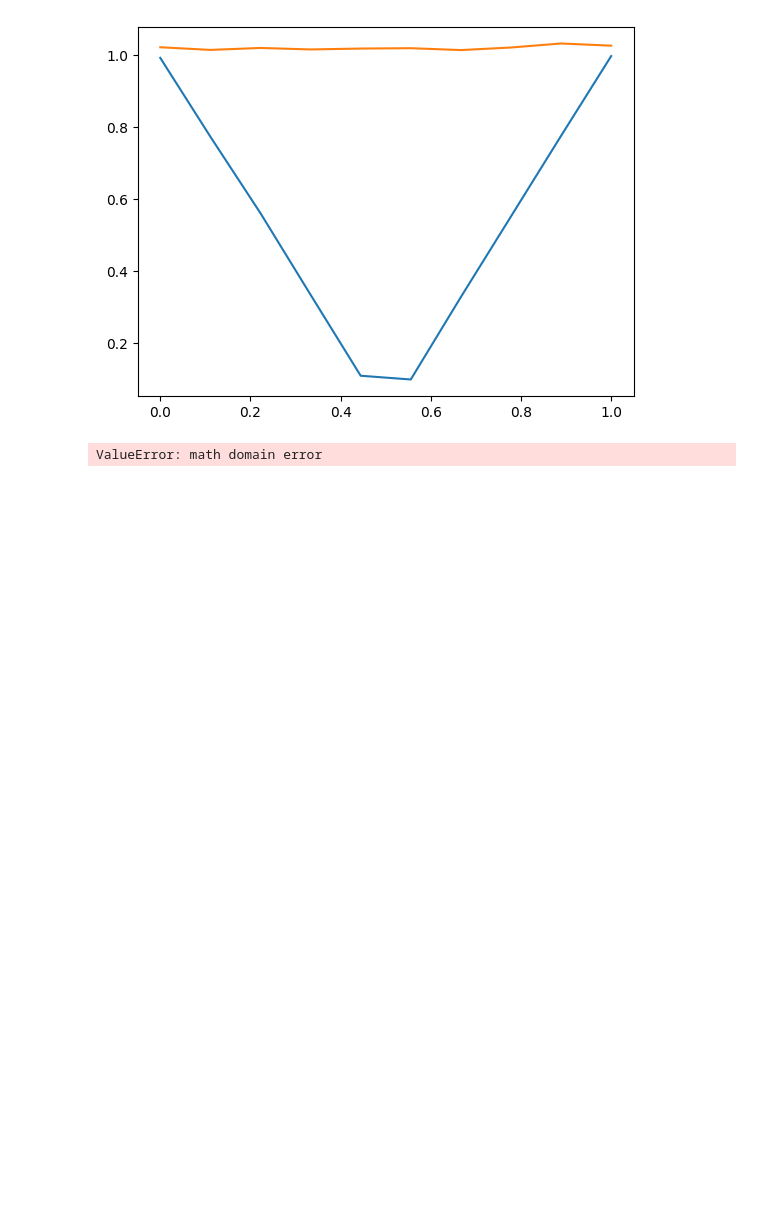
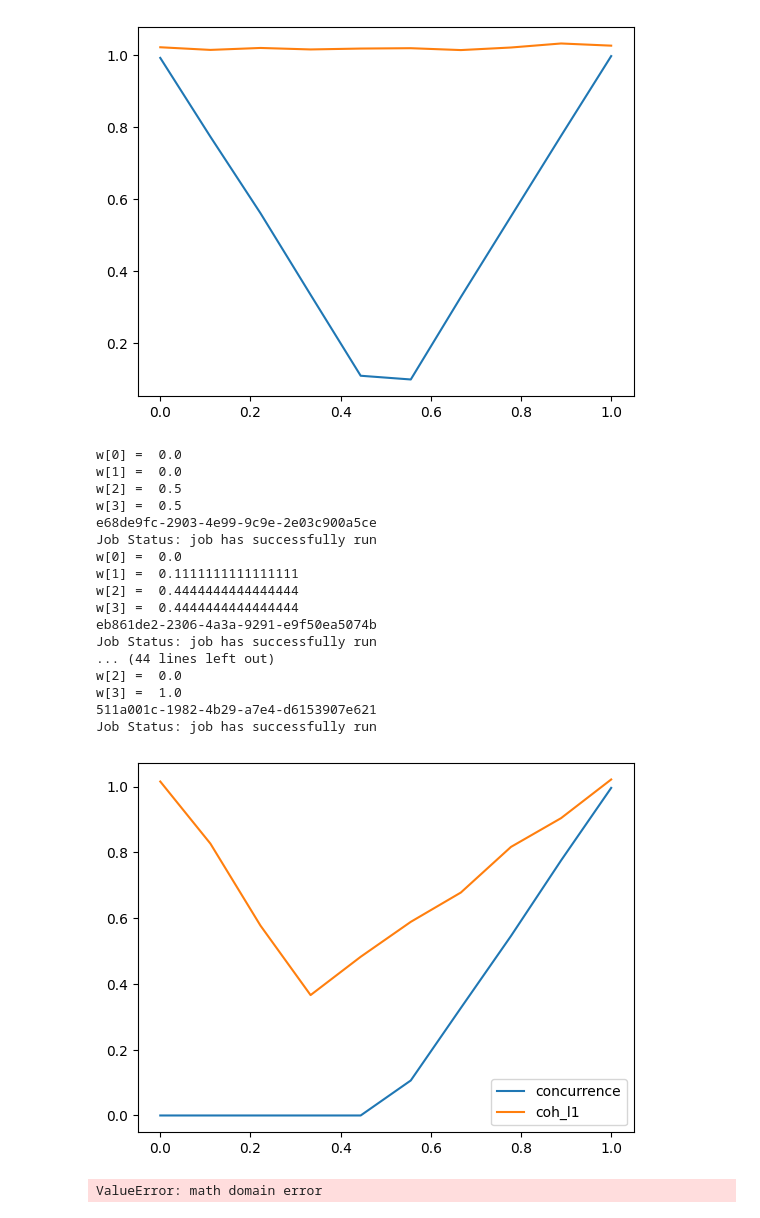
Before and after one commit to SchultzVV/preparation-nqubits, a Jupyter notebook: test_estadoX.ipynb, the cells around one changed output. Cells and saved outputs as stored; diff of their text form; code cells hidden in the pictures; blank space fills up the shorter version.

```diff
--- a/test_estadoX.ipynb
+++ b/test_estadoX.ipynb
@@ -309,34 +309,54 @@ w[3] =  1.0
 Job Status: job has successfully run
 [figure]
 # %%
-def varredura2():
+def varredura3():
     space = np.linspace(0,1,10)
     conc = []
     coh = []
     for i in space:
         rhoX_ = np.array(rhoX(np.pi/4,np.pi/4,i,0,(1-i)/2,(1-i)/2))
         n_qubits = int(np.ceil(np.log2(np.shape(rhoX_)[0])))
         d = int(2*n_qubits)
         qr = QuantumRegister(d)
         qc = QuantumCircuit(qr)
         psi, u = get_abs_lambda(rhoX_)
         qc_ = get_rho_circuit(psi, rhoX_, u)
         qc.append(qc_,[qr[0],qr[1],qr[2],qr[3]])
 
         qstc = state_tomography_circuits(qc, [qr[0],qr[1]]); # [qr[0],qr[1]]circuito para TEQ
         job_sim = qiskit.execute(qstc, Aer.get_backend('qasm_simulator'), shots = nshots)
         print(job_sim.job_id()); job_monitor(job_sim)
         qstf = StateTomographyFitter(job_sim.result(), qstc) # ajusta os dados
         rhofit = qstf.fit(method='lstsq'); #extrai o operador densidade
         conc.append(concurrence(rhofit))
         coh.append(coh_l1(rhofit))
         fid = state_fidelity(rhoX_, rhofit); #fidelidade entre estado tomografado e rhogerado aleatóriamente
         #print(rhofit)
         #print(fid)
-    plt.plot(space, conc)
-    plt.plot(space, coh)
+    plt.plot(space, conc,label='concurrence')
+    plt.plot(space, coh, label='coh_l1')
+    plt.legend()
     plt.show()
-varredura2()
+varredura3()
+# %% [output]
+w[0] =  0.0
+w[1] =  0.0
+w[2] =  0.5
+w[3] =  0.5
+e68de9fc-2903-4e99-9c9e-2e03c900a5ce
+Job Status: job has successfully run
+w[0] =  0.0
+w[1] =  0.1111111111111111
+w[2] =  0.4444444444444444
+w[3] =  0.4444444444444444
+eb861de2-2306-4a3a-9291-e9f50ea5074b
+Job Status: job has successfully run
+... (44 lines left out)
+w[2] =  0.0
+w[3] =  1.0
+511a001c-1982-4b29-a7e4-d6153907e621
+Job Status: job has successfully run
+[figure, added]
 # %%
 math.sqrt(-1.1430056960100788e-16)
 # %% [output]
```
